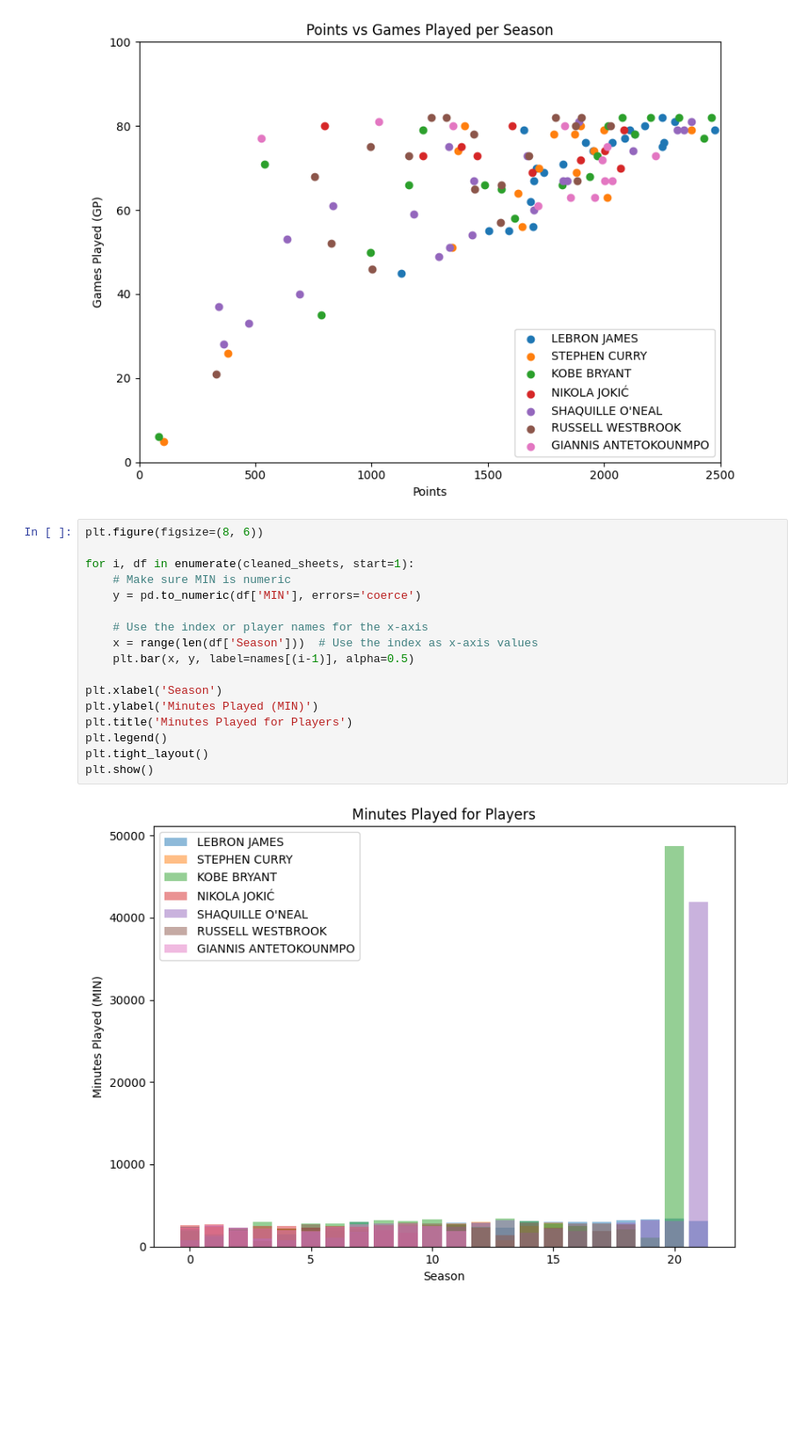
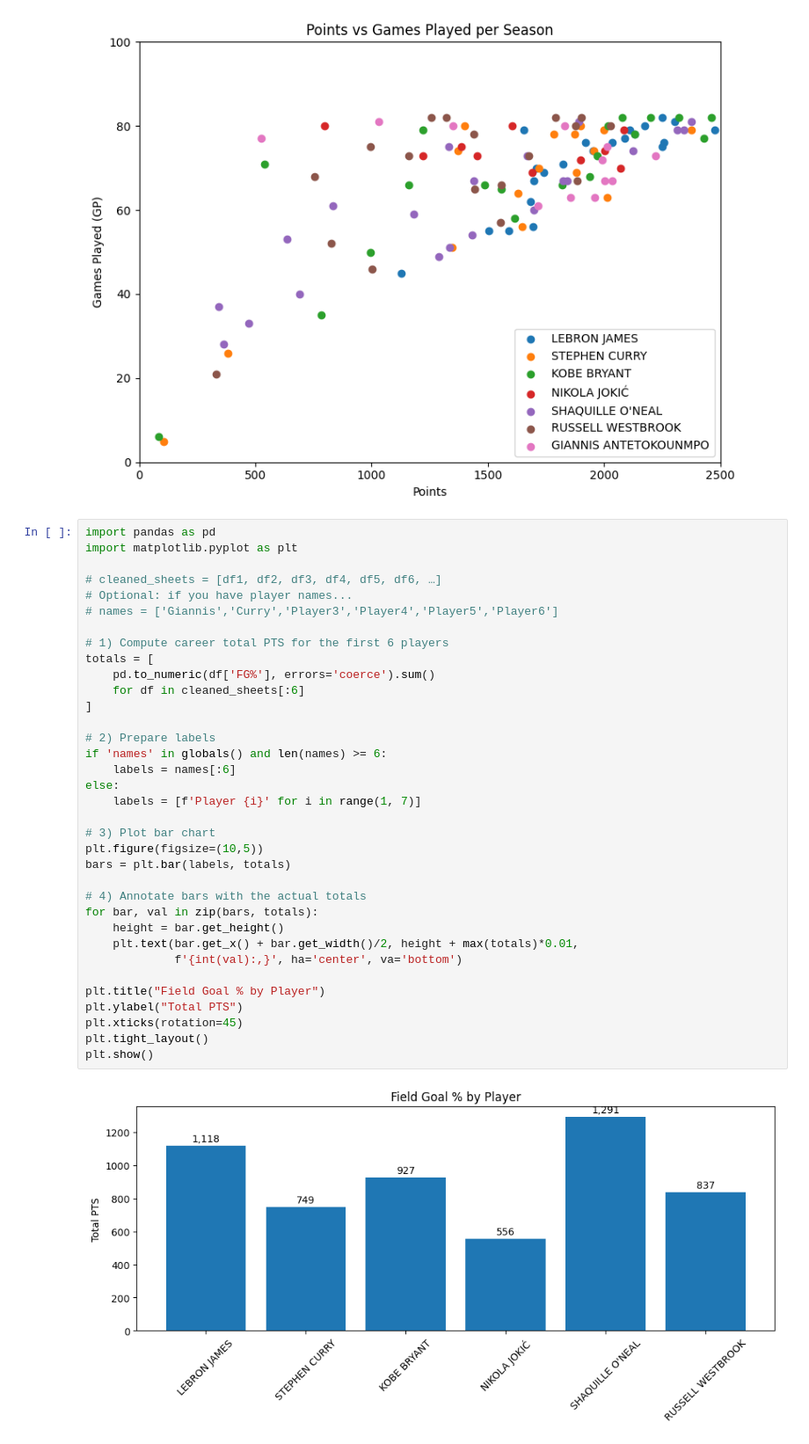
Before and after one commit to jfiel5/310-Final-Project, a Jupyter notebook: Untitled-1_sam.ipynb, the cells around one changed output. Shown at 88% size. Cells and saved outputs as stored; diff of their text form; blank space fills up the shorter version.

```diff
--- a/Untitled-1_sam.ipynb
+++ b/Untitled-1_sam.ipynb
@@ -357,21 +350,39 @@ plt.show()
 # %% [output]
 [figure]
 # %%
-plt.figure(figsize=(8, 6))
+import pandas as pd
+import matplotlib.pyplot as plt
 
-for i, df in enumerate(cleaned_sheets, start=1):
-    # Make sure MIN is numeric
-    y = pd.to_numeric(df['MIN'], errors='coerce')
+# cleaned_sheets = [df1, df2, df3, df4, df5, df6, …]
+# Optional: if you have player names...
+# names = ['Giannis','Curry','Player3','Player4','Player5','Player6']
 
-    # Use the index or player names for the x-axis
-    x = range(len(df['Season']))  # Use the index as x-axis values
-    plt.bar(x, y, label=names[(i-1)], alpha=0.5)
+# 1) Compute career total PTS for the first 6 players
+totals = [
+    pd.to_numeric(df['FG%'], errors='coerce').sum()
+    for df in cleaned_sheets[:6]
+]
 
-plt.xlabel('Season')
-plt.ylabel('Minutes Played (MIN)')
-plt.title('Minutes Played for Players')
-plt.legend()
+# 2) Prepare labels
+if 'names' in globals() and len(names) >= 6:
+    labels = names[:6]
+else:
+    labels = [f'Player {i}' for i in range(1, 7)]
+
+# 3) Plot bar chart
+plt.figure(figsize=(10,5))
+bars = plt.bar(labels, totals)
+
+# 4) Annotate bars with the actual totals
+for bar, val in zip(bars, totals):
+    height = bar.get_height()
+    plt.text(bar.get_x() + bar.get_width()/2, height + max(totals)*0.01,
+             f'{int(val):,}', ha='center', va='bottom')
+
+plt.title("Field Goal % by Player")
+plt.ylabel("Total PTS")
+plt.xticks(rotation=45)
 plt.tight_layout()
 plt.show()
 # %% [output]
-[figure, old version]
+[figure, new version]
```
Also changed, not shown: parts of 2 cells of this notebook, 1 other file.
